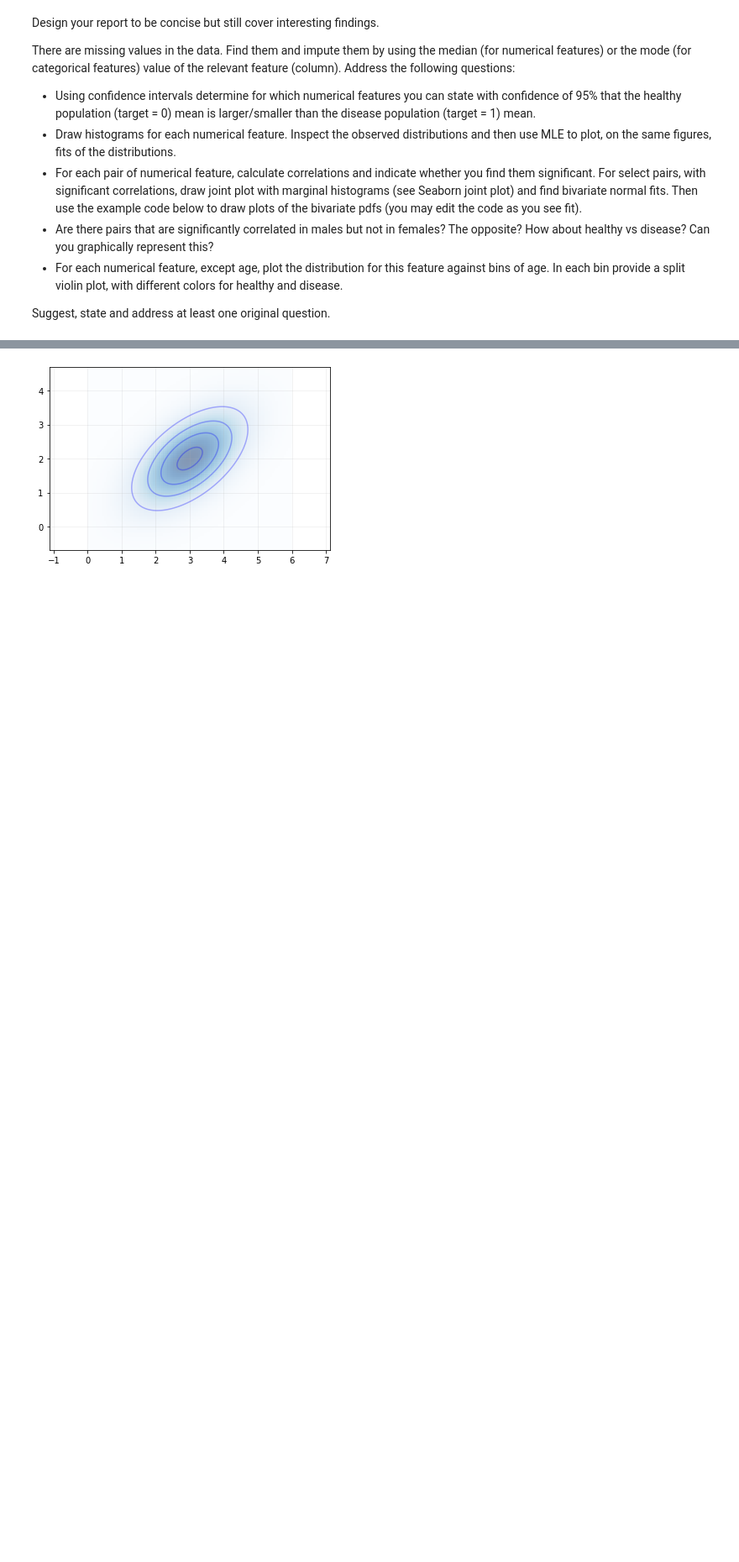
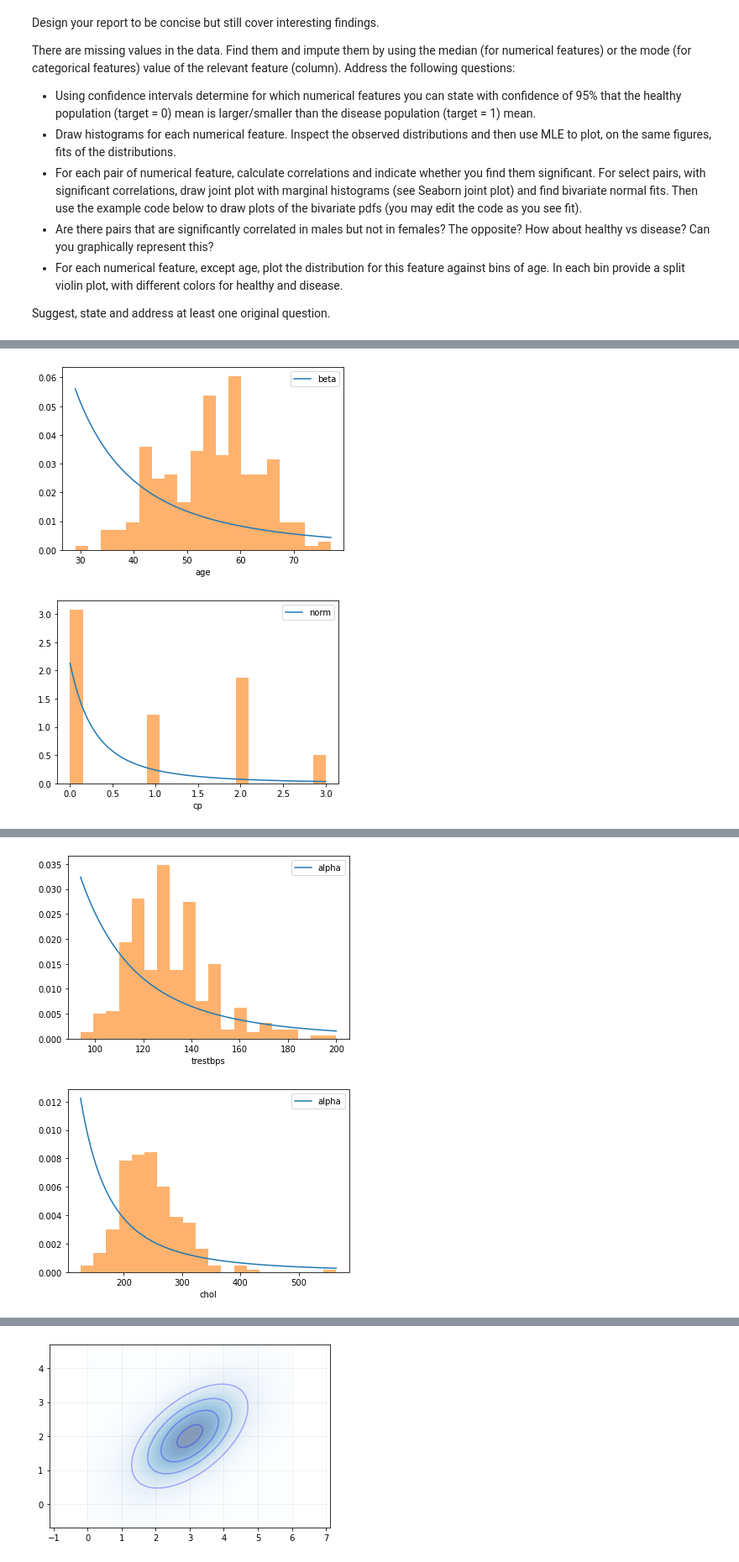
Before and after one commit to ronigold/Statistics_HW, a Jupyter notebook: HW3.ipynb, the cells around one changed output, grey strips where cells are left out. Shown at 84% size. Saved outputs shown, nothing was run; the diff lists cells and outputs as text; code cells hidden in the pictures; blank space fills up the shorter version.

```diff
--- a/HW3.ipynb
+++ b/HW3.ipynb
@@ -181,0 +167,3 @@ pd.read_csv('heart.csv')
+# %%
+df = pd.read_csv("heart.csv", delimiter='\t').astype(float)
+df.head()
@@ -181,0 +177,13 @@ pd.read_csv('heart.csv')
+# %%
+df['sex'] = df['sex'].replace({1.0: 'Male', 0.0: 'Female'})
+df['cp'] = df['cp'].astype(object)
+df['fbs'] = df['fbs'].replace({1.0: True, 0.0: False}).astype(bool)
+df['restecg'] = df['restecg'].astype(object)
+df['slope'] = df['slope'].astype(object)
+df['ca'] = df['ca'].astype(object)
+df['thal'] = df['thal'].astype(object)
+df['exang'] = df['exang'].replace({1.0: True, 0.0: False}).astype(bool)
+df['target'] = df['target'].replace({1.0: True, 0.0: False}).astype(bool)
+
+num_list = list(df.select_dtypes(include=["float64"]).columns)
+cat_list = list(df.select_dtypes(include=["bool"]).columns) + list(df.select_dtypes(include=["object"]).columns)
@@ -181,0 +210,4 @@ pd.read_csv('heart.csv')
+# %%
+df[num_list] = df[num_list].fillna(df[num_list].median())
+df[cat_list] = df[cat_list].fillna(df[cat_list].mode().T[0].to_dict())
+df.info()
@@ -181,0 +251,29 @@ pd.read_csv('heart.csv')
+# %%
+for feature in df.columns:
+    if feature in ['target', 'sex']: # skip target and categorical features
+        continue
+    data = df[feature]
+    # Fit distribution to data
+    dist_names = ["norm", "exponweib", "weibull_max", "genextreme", "alpha", "beta", "gamma", "lognorm", "pareto"]
+    dist_results = []
+    params = {}
+    for dist_name in dist_names:
+        dist = getattr(stats, dist_name)
+        param = dist.fit(data)
+        params[dist_name] = param
+        # Applying the Kolmogorov-Smirnov test
+        D, p = stats.kstest(data, dist_name, args=param)
+        dist_results.append((dist_name, p))
+
+    # select the best fitted distribution
+    best_dist, best_p = (max(dist_results, key=lambda item: item[1]))
+    # Make PDF with best params
+    pdf = dist.pdf(np.linspace(min(data), max(data), 100), *param[:-2], loc=param[-2], scale=param[-1])
+    plt.plot(np.linspace(min(data), max(data), 100), pdf, label=best_dist)
+    plt.hist(data, bins=20, density=True, alpha=0.6)
+    plt.xlabel(feature)
+    plt.legend(loc='best')
+    plt.show()
+# %% [output]
+[figure, added]
+[figure, added]
@@ -181,0 +281,2 @@ pd.read_csv('heart.csv')
+[figure, added]
+[figure, added]
```
Also changed, not shown: parts of 15 cells of this notebook.
